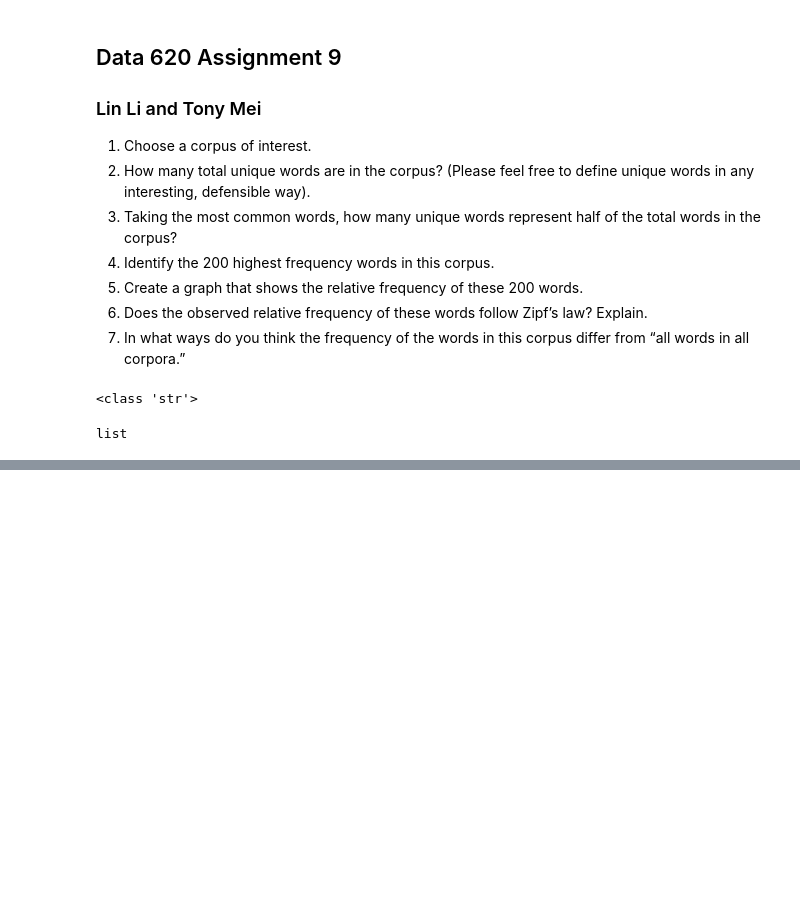
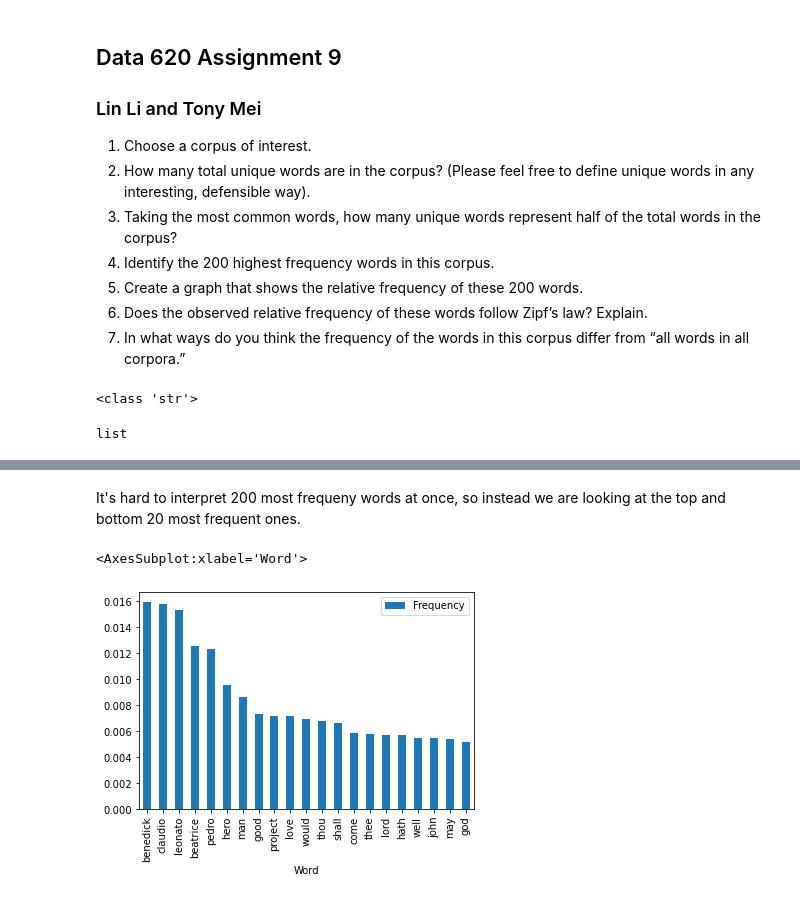
Before and after one commit to lincarrieli/DATA620-Web-Analytics, a Jupyter notebook: DATA620_HW9.ipynb, the cells around one changed output, grey strips where cells are left out. Drawn from its saved outputs; the diff is of its cells as text; code cells hidden in the pictures; blank space fills up the shorter version.

```diff
--- a/DATA620_HW9.ipynb
+++ b/DATA620_HW9.ipynb
@@ -29,0 +126,7 @@ list
+# %% [markdown]
+It's hard to interpret 200 most frequeny words at once, so instead we are looking at the top and bottom 20 most frequent ones.
+# %%
+rel_freq_df.iloc[0:21].plot.bar(x='Word', y='Frequency', rot=90)
+# %% [output]
+<AxesSubplot:xlabel='Word'>
+[figure, added]
```
Also changed, not shown: parts of 11 cells of this notebook.
